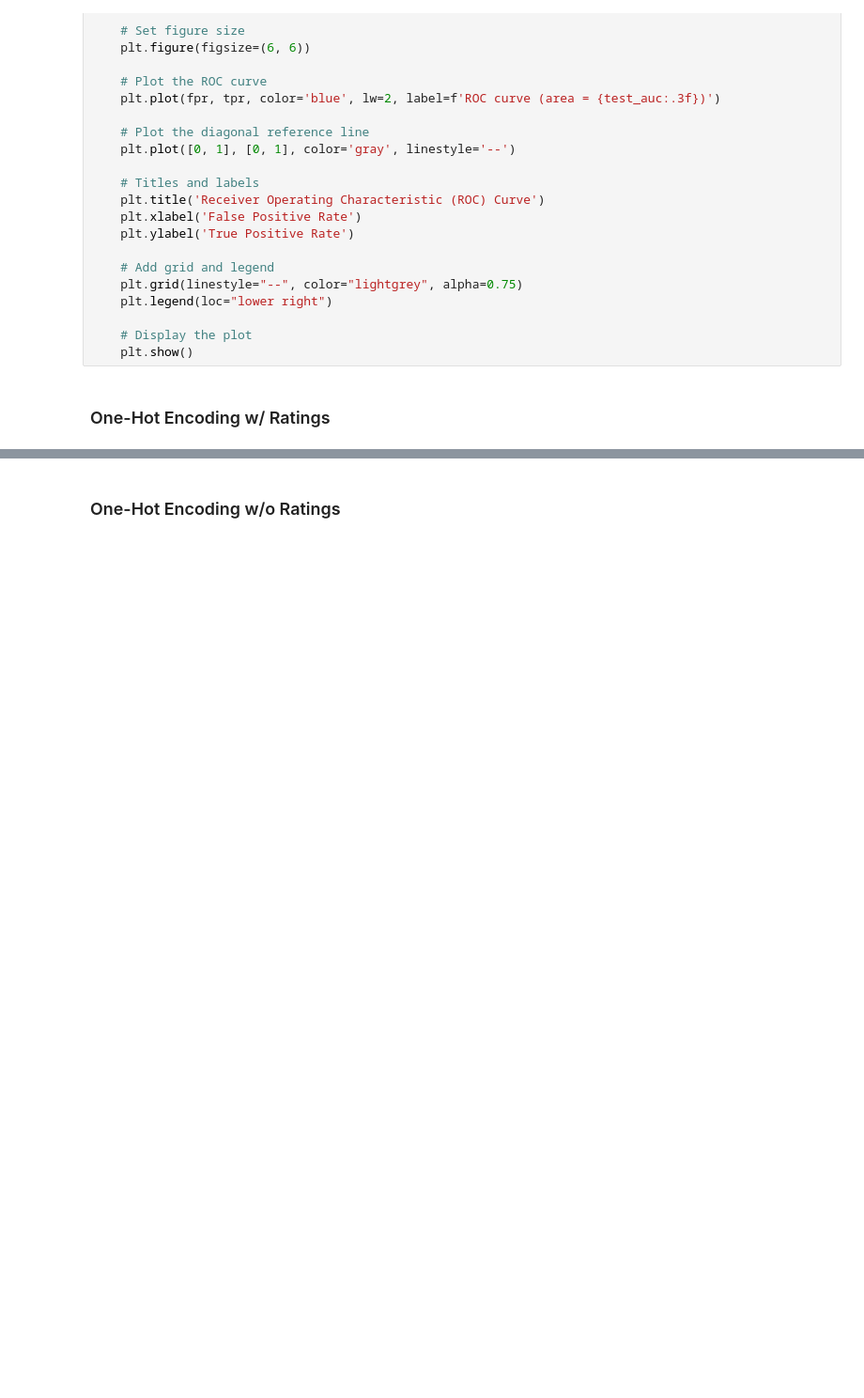
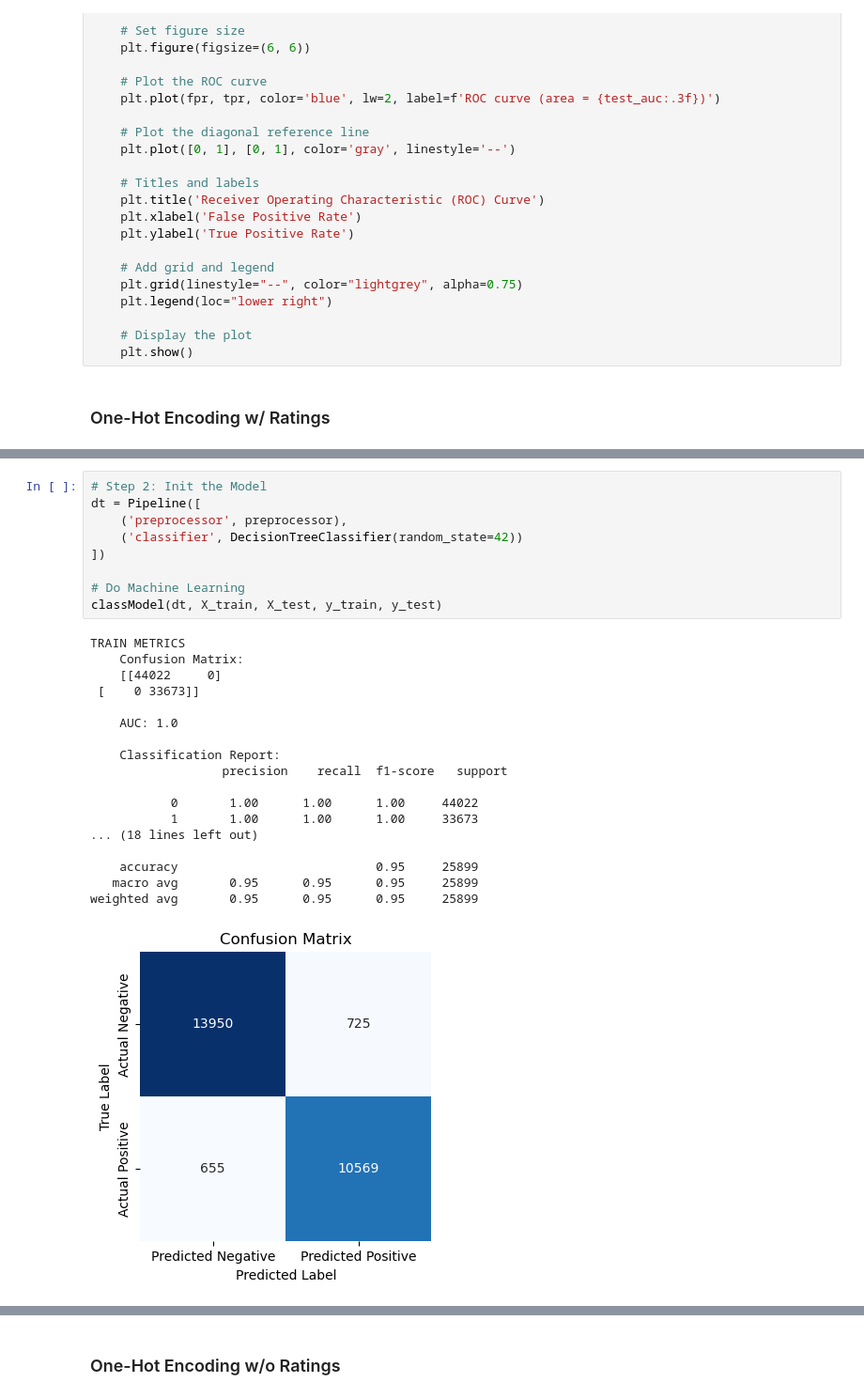
Before and after one commit to martabaker/ds_project_4, a Jupyter notebook: Notebooks/Modeling_Marta.ipynb, the cells around one changed output, grey strips where cells are left out. Shown at 94% size. Drawn from its saved outputs; the diff is of its cells as text; blank space fills up the shorter version.

```diff
--- a/Notebooks/Modeling_Marta.ipynb
+++ b/Notebooks/Modeling_Marta.ipynb
@@ -130,0 +405,28 @@ def classModel(model, X_train, X_test, y_train, y_test):
+# %%
+# Step 2: Init the Model
+dt = Pipeline([
+    ('preprocessor', preprocessor),
+    ('classifier', DecisionTreeClassifier(random_state=42))
+])
+
+# Do Machine Learning
+classModel(dt, X_train, X_test, y_train, y_test)
+# %% [output]
+TRAIN METRICS
+    Confusion Matrix:
+    [[44022     0]
+ [    0 33673]]
+
+    AUC: 1.0
+
+    Classification Report:
+                  precision    recall  f1-score   support
+
+           0       1.00      1.00      1.00     44022
+           1       1.00      1.00      1.00     33673
+... (18 lines left out)
+
+    accuracy                           0.95     25899
+   macro avg       0.95      0.95      0.95     25899
+weighted avg       0.95      0.95      0.95     25899
+[figure, added]
```
Also changed, not shown: parts of 80 cells of this notebook, 1 other file.
